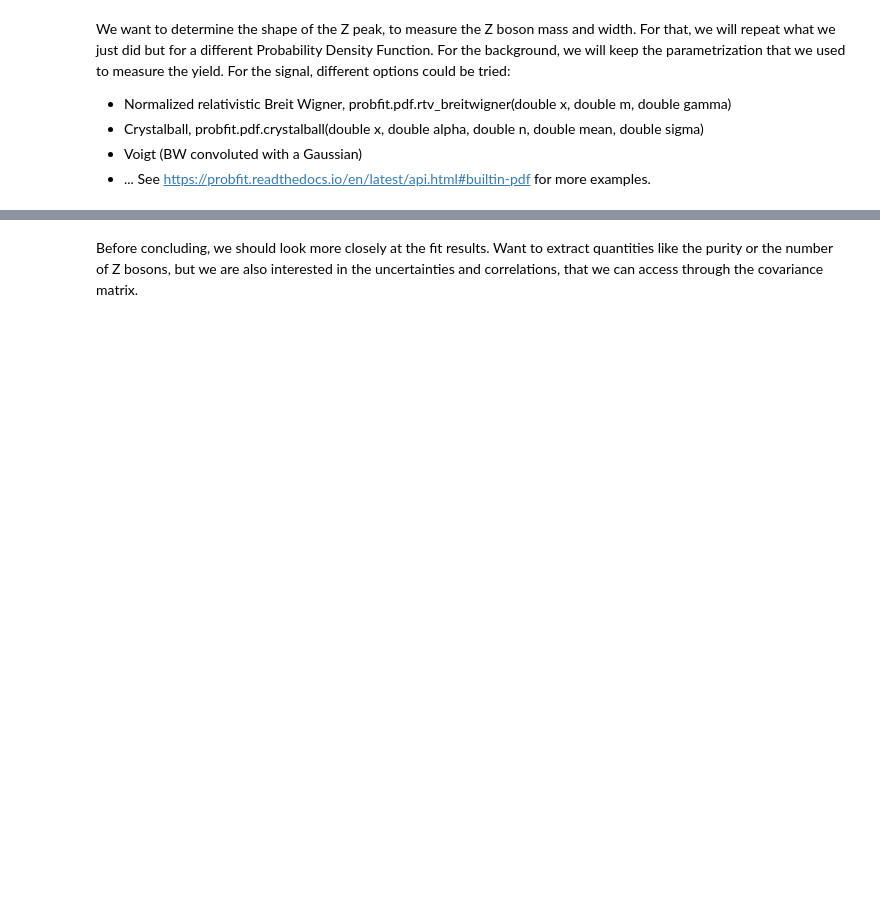
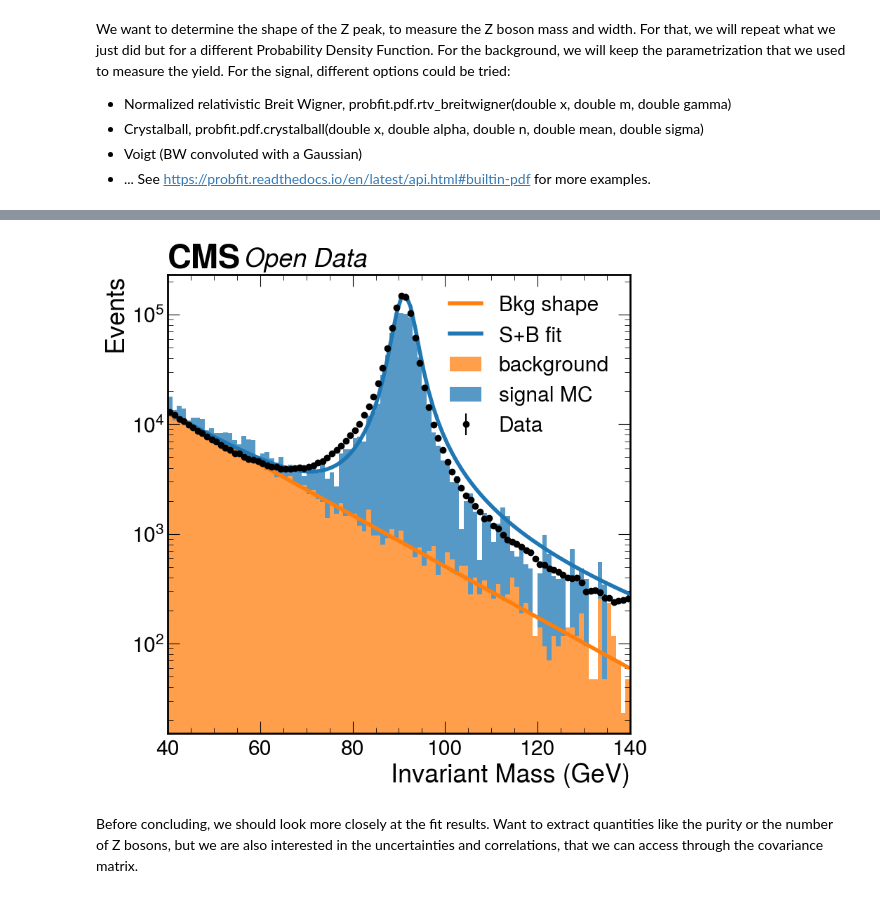
Before and after one commit to delaere/LPHY2131, a Jupyter notebook: analysis/labo2/Zlineshape.ipynb, the cells around one changed output, grey strips where cells are left out. Drawn from its saved outputs; the diff is of its cells as text; code cells hidden in the pictures; blank space fills up the shorter version.

```diff
--- a/analysis/labo2/Zlineshape.ipynb
+++ b/analysis/labo2/Zlineshape.ipynb
@@ -268,3 +174,15 @@ TypeError: 'Minuit' object is not subscriptable
+# %%
+bkg    = lphys.sample(lphys.randomSample(lambda x: background_pdf(x,m.values["tau"]),xlim,nbins,size=10000),
+                      "background","C1",integral=m.values["b"])
+signal = lphys.sample(selected_simu["invMass"],
+                      "signal MC","C0",integral= m.values["s"])
+
+plt.figure(figsize=[8.5,8.5])
+myplot = lphys.Plotter(c, logscale=True, legend=True, xlabel="Invariant Mass (GeV)", ylabel="Events", fill=False)
+myplot.setHistograms([bkg,signal])
+myplot(m.values)
+# %% [output]
+[figure, added]
 # %% [markdown]
 Before concluding, we should look more closely at the fit results.
 Want to extract quantities like the purity or the number of Z bosons, but we are also interested in the uncertainties and correlations, that we can access through the covariance matrix.
```
Also changed, not shown: parts of 30 cells of this notebook, 1 other file.
